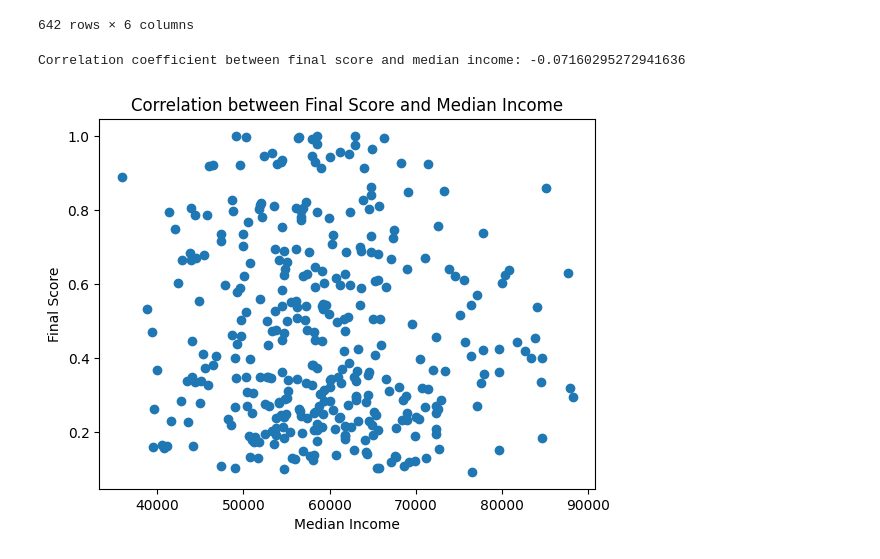
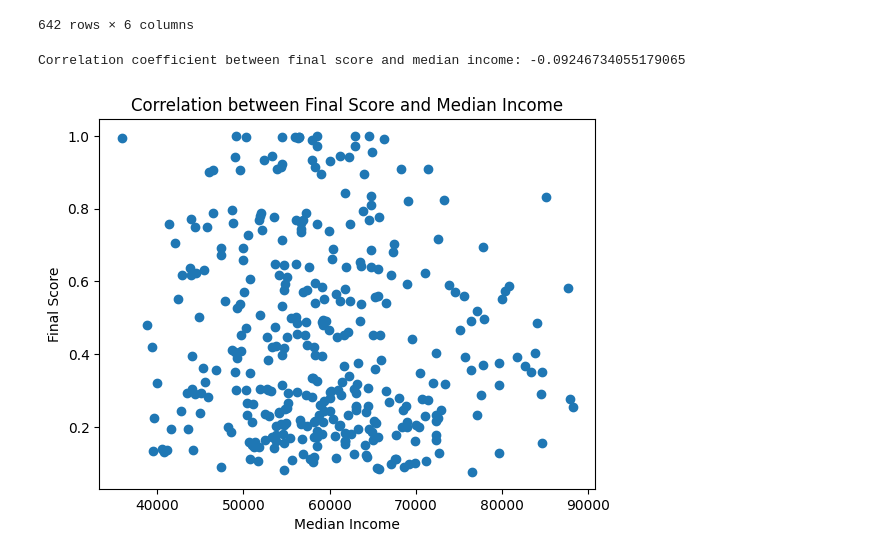
Before and after one commit to Loki4099/data2001_assignment, a Jupyter notebook: final_assignment.ipynb, the cells around one changed output. Drawn from its saved outputs; the diff is of its cells as text; code cells hidden in the pictures.

```diff
--- a/final_assignment.ipynb
+++ b/final_assignment.ipynb
@@ -1939,7 +1897,7 @@ import pandas as pd
 from scipy.stats import zscore
 
 
-query = """
+sql = """
 SELECT sa2.sa2_code, sa2.sa2_name, SUM(parking.total_number_of_bays*open) AS total_parking
 FROM sydney.sa2_regions AS sa2
 LEFT JOIN sydney.parking AS parking
@@ -1950,7 +1908,7 @@ GROUP BY sa2.sa2_code, sa2.sa2_name;
 """
 
 # Execute the query and load to DataFrame
-parking_data = pd.read_sql(query, conn)
+parking_data = pd.read_sql(sql, conn)
 
 # Replace missing values with 0 (if any)
 parking_data['total_parking'] = parking_data['total_parking'].fillna(0)
@@ -2053,0 +2205,33 @@ corr_df
+# %%
+import pandas as pd
+import numpy as np
+from sqlalchemy import create_engine
+from scipy.stats import zscore
+
+# Function to calculate the sigmoid
+def sigmoid(x):
+    return 1 / (1 + np.exp(-x))
+
+
+# Merging all dataframes on 'sa2_code' with specified suffixes
+data_frames = [df_business, stops_data, polling_data, schools_data, trans_data,parking_data,rest_data]
+df_merged = data_frames[0]
+for df in data_frames[1:]:
+    df_merged = df_merged.merge(df, on=['sa2_code'], how='left', suffixes=('', '_y'))
+
+# Calculate the final score
+df_merged['final_score'] = sigmoid(
+    df_merged['z_business'] +
+    df_merged['z_stops'] +
+    df_merged['z_polls'] +  # Use the correct z_polls column from polling_data
+    df_merged['z_polls_trans'] +  # Use the correct z_polls column from trans_data
+    df_merged['z_schools'] +
+    df_merged['z_polls_parking']+
+    df_merged['z_polls_rest']
+)
+
+# Sorting the dataframe by final score in descending order
+df_merged_sorted4 = df_merged.sort_values(by='final_score', ascending=False)
+
+# Display the dataframe with the final scores
+print(df_merged_sorted4[['sa2_code', 'sa2_name', 'final_score']])
@@ -2072,22 +2370,22 @@ df_income
 # %%
 import pandas as pd
 
-df_merged = pd.merge(df_merged, df_income, on='sa2_code')
+df_merged_sorted4 = pd.merge(df_merged_sorted4, df_income, on='sa2_code')
 
 # Calculate the correlation coefficient
-correlation = df_merged['final_score'].corr(df_merged['median_income'])
+correlation = df_merged_sorted4['final_score'].corr(df_merged_sorted4['median_income'])
 
 # Output the correlation
 print(f'Correlation coefficient between final score and median income: {correlation}')
 
 # Optional: Plot the results
 import matplotlib.pyplot as plt
 
-plt.scatter(df_merged['median_income'], df_merged['final_score'])
+plt.scatter(df_merged_sorted4['median_income'], df_merged_sorted4['final_score'])
 plt.xlabel('Median Income')
 plt.ylabel('Final Score')
 plt.title('Correlation between Final Score and Median Income')
 plt.show()
 # %% [output]
-Correlation coefficient between final score and median income: -0.07160295272941636
+Correlation coefficient between final score and median income: -0.09246734055179065
-[figure, old version]
+[figure, new version]
```
Also changed, not shown: parts of 22 cells of this notebook.
